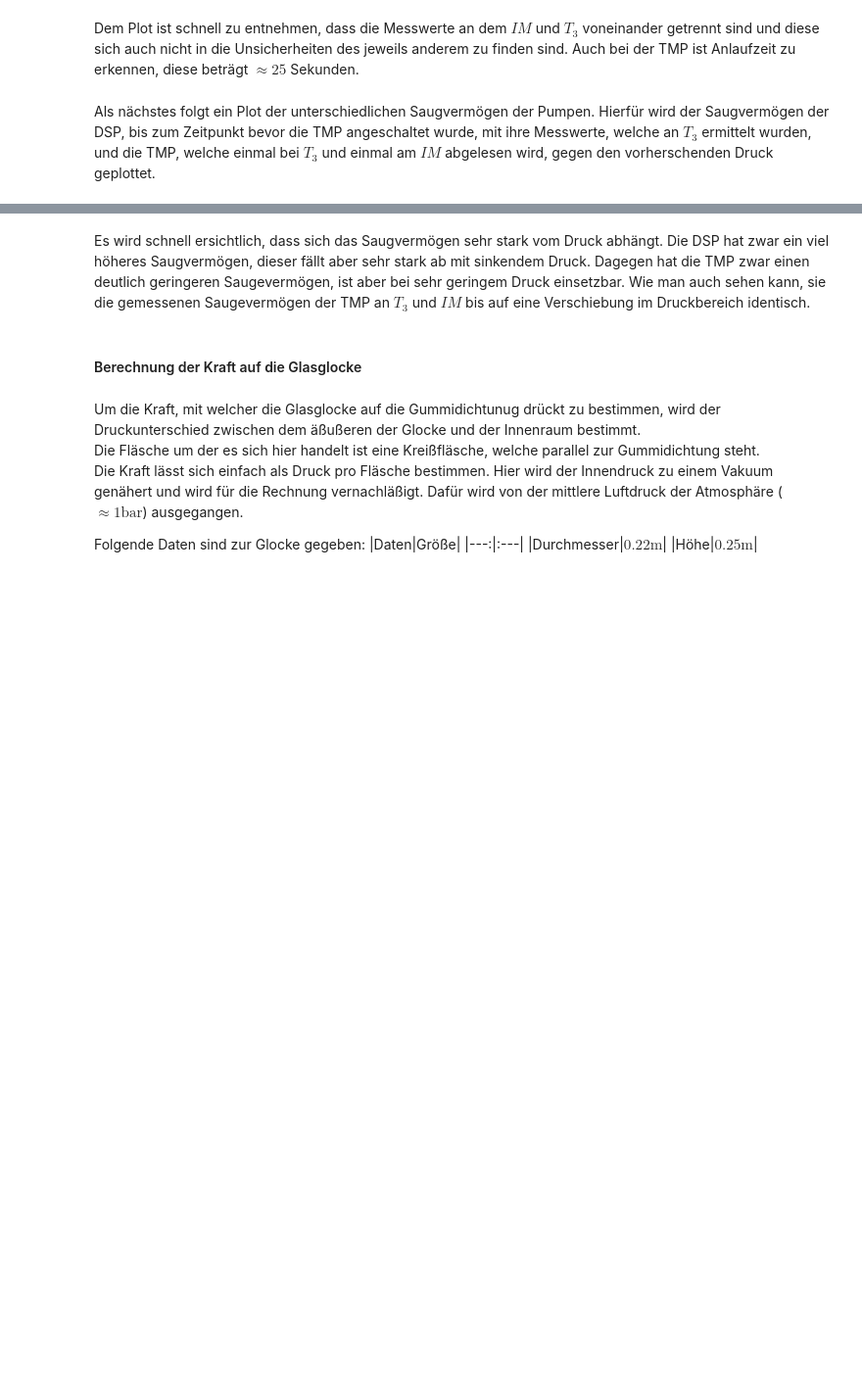
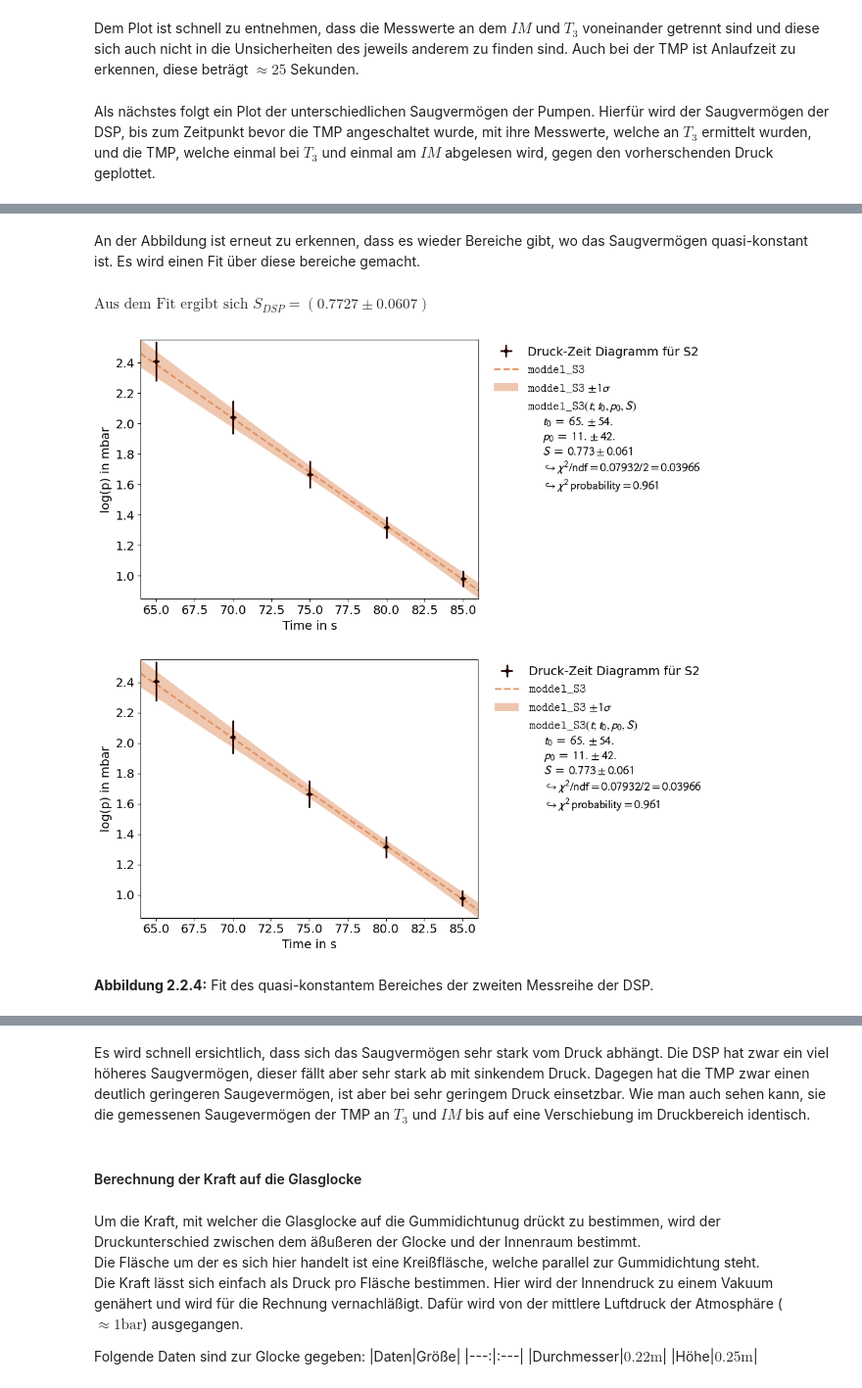
Before and after one commit to AlFa-Tier/Uni_codes, a Jupyter notebook: Praktikum/Vakuum/Vakuum.ipynb, the cells around one changed output, grey strips where cells are left out. Shown: that part at 98% size. Saved outputs shown, nothing was run; the diff lists cells and outputs as text; code cells hidden in the pictures; blank space fills up the shorter version.

```diff
--- a/Praktikum/Vakuum/Vakuum.ipynb
+++ b/Praktikum/Vakuum/Vakuum.ipynb
@@ -759,0 +795,40 @@ plt.show()
+# %% [markdown]
+An der Abbildung ist erneut zu erkennen, dass es wieder Bereiche gibt, wo das Saugvermögen quasi-konstant ist. Es wird einen Fit über diese bereiche gemacht.
+# %%
+# Define fit function
+def moddel_S3(t,t_0=time_3[13],p_0=pressure_T3[13],S=mean(list=S_DSP,start=13,finish=18)):
+    return np.log(p_0*np.exp(-(S)/(V)*(t-t_0)))
+
+# Dataset erstellen
+dataset_T3 = kafe2.XYContainer(x_data=time_3[13:18],y_data=np.log(pressure_T3[13:18]))
+dataset_T3.axis_labels=['Time in s', 'log(p) in mbar']
+dataset_T3.label='Druck-Zeit Diagramm für S2'
+
+dataset_T3.add_error(axis='x',err_val=0.196)
+dataset_T3.add_error(axis='y',err_val=0.0539,relative=True)
+
+
+
+# Fit-Objekt erstellen
+fit_T3 = kafe2.Fit(dataset_T3,model_function=moddel_S3)
+fit_T3.limit_parameter("t_0", lower=0)
+
+# Fit durchführen
+fit_T3.do_fit()
+fit_result_T3=kafe2.Plot([fit_T3])
+
+# Get Fit Variables and their errors
+params_3=fit_T3.parameter_values
+params_err_3=fit_T3.parameter_errors
+
+# Fit-Ergebnisse plotten
+# fit_result_S2.y_scale='log'
+fit_result_T3.plot()
+display(Math(rf'\text{{Aus dem Fit ergibt sich }} S_{{DSP}}=\left({params_3[2]:.04}\pm{params_err_3[2]:.4f}\right)'))
+plt.show()
+display(Markdown('**Abbildung 2.2.4:** Fit des quasi-konstantem Bereiches der zweiten Messreihe der DSP.'))
+# %% [output]
+$\displaystyle \text{Aus dem Fit ergibt sich } S_{DSP}=\left(0.7727\pm0.0607\right)$
+[figure, added]
+[figure, added]
+**Abbildung 2.2.4:** Fit des quasi-konstantem Bereiches der zweiten Messreihe der DSP.
```
Also changed, not shown: parts of 14 cells of this notebook, 2 other files.
